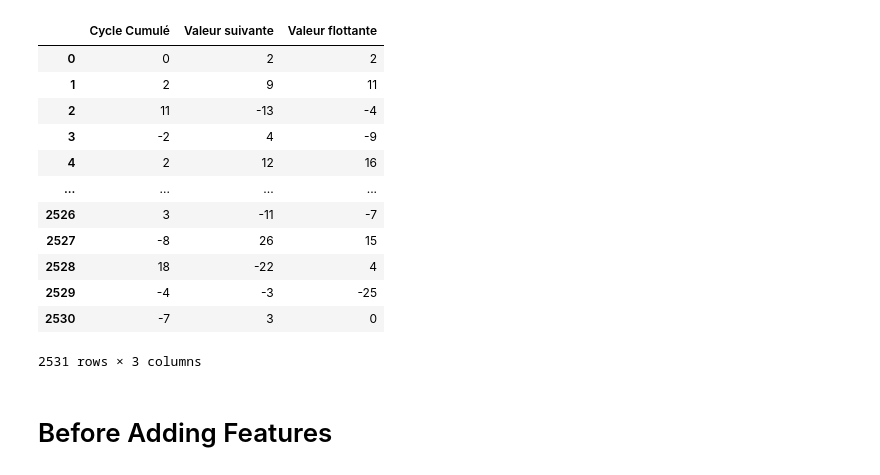
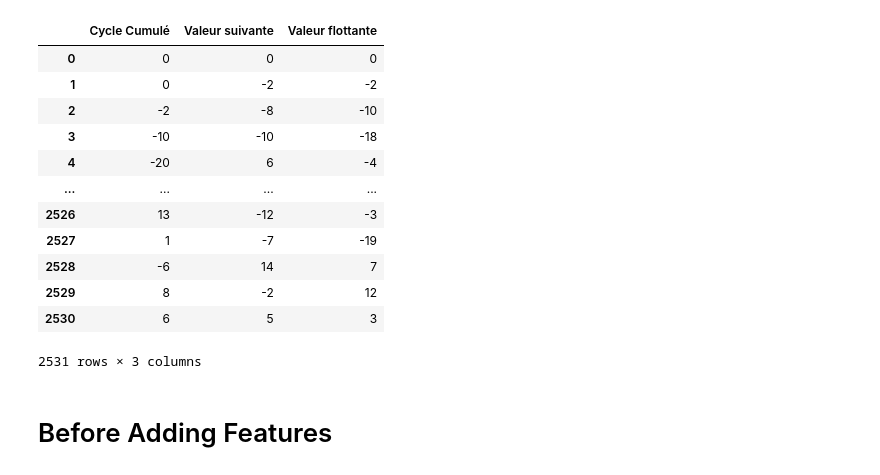
Before and after one commit to vijays4404/TimeSeries, a Jupyter notebook: oscillation-prediction.ipynb, the cells around one changed output. Saved outputs shown, nothing was run; the diff lists cells and outputs as text; code cells hidden in the pictures.

```diff
--- a/oscillation-prediction.ipynb
+++ b/oscillation-prediction.ipynb
@@ -11,29 +11,29 @@ import matplotlib.pyplot as plt
 # %%
 file1='/kaggle/input/oscillilation1212/Valeur_Flottante_QV1.csv'
 file2='/kaggle/input/oscillilation1212/Valeur_Flottante_QV2.csv'
 file3='/kaggle/input/oscillilation1212/Valeur_Flottante_QV3.csv'
 file4='/kaggle/input/oscillilation1212/Valeur_Flottante_QV4.csv'
 file5='/kaggle/input/oscillilation1212/Valeur_Flottante_QV5.csv'
 file6='/kaggle/input/oscillilation1212/Valeur_Flottante_QVP.csv'
 
 
 
 
-df=pd.read_csv(file1)
+df=pd.read_csv(file6)
 df
 # %% [output]
 |  | Cycle Cumulé | Valeur suivante | Valeur flottante |
-| 0 | 0 | 2 | 2 |
-| 1 | 2 | 9 | 11 |
-| 2 | 11 | -13 | -4 |
-| 3 | -2 | 4 | -9 |
-| 4 | 2 | 12 | 16 |
+| 0 | 0 | 0 | 0 |
+| 1 | 0 | -2 | -2 |
+| 2 | -2 | -8 | -10 |
+| 3 | -10 | -10 | -18 |
+| 4 | -20 | 6 | -4 |
 | ... | ... | ... | ... |
-| 2526 | 3 | -11 | -7 |
-| 2527 | -8 | 26 | 15 |
-| 2528 | 18 | -22 | 4 |
-| 2529 | -4 | -3 | -25 |
-| 2530 | -7 | 3 | 0 |
+| 2526 | 13 | -12 | -3 |
+| 2527 | 1 | -7 | -19 |
+| 2528 | -6 | 14 | 7 |
+| 2529 | 8 | -2 | 12 |
+| 2530 | 6 | 5 | 3 |
 2531 rows × 3 columns
 # %%
 y=df['Valeur suivante']
```
Also changed, not shown: parts of 16 cells of this notebook.
